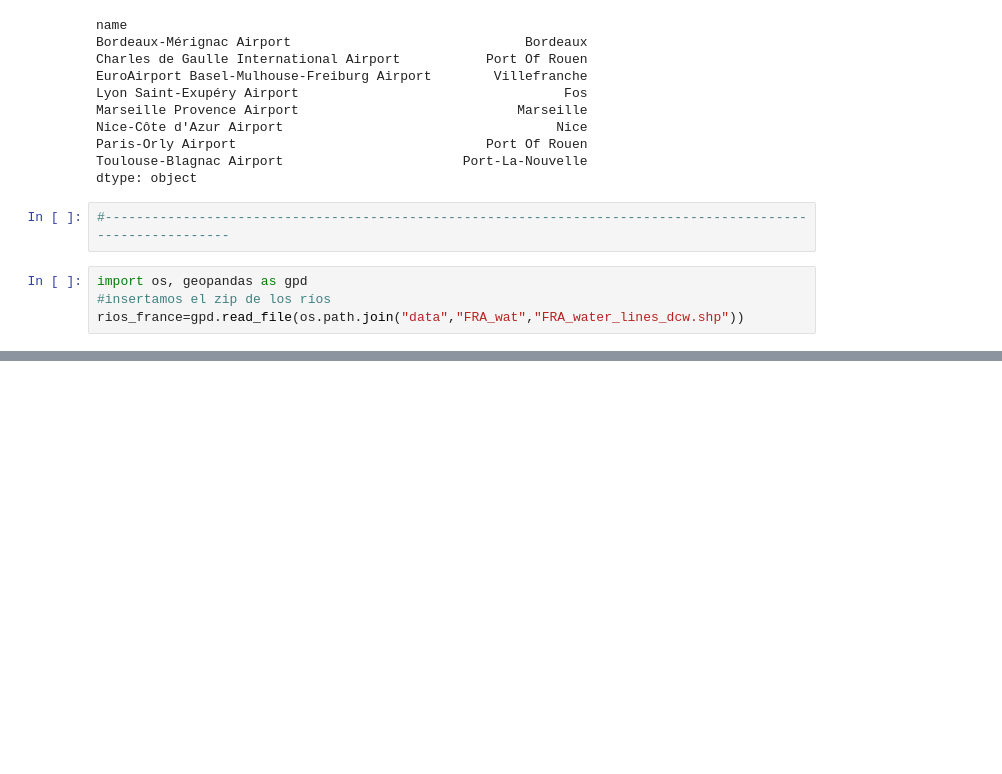
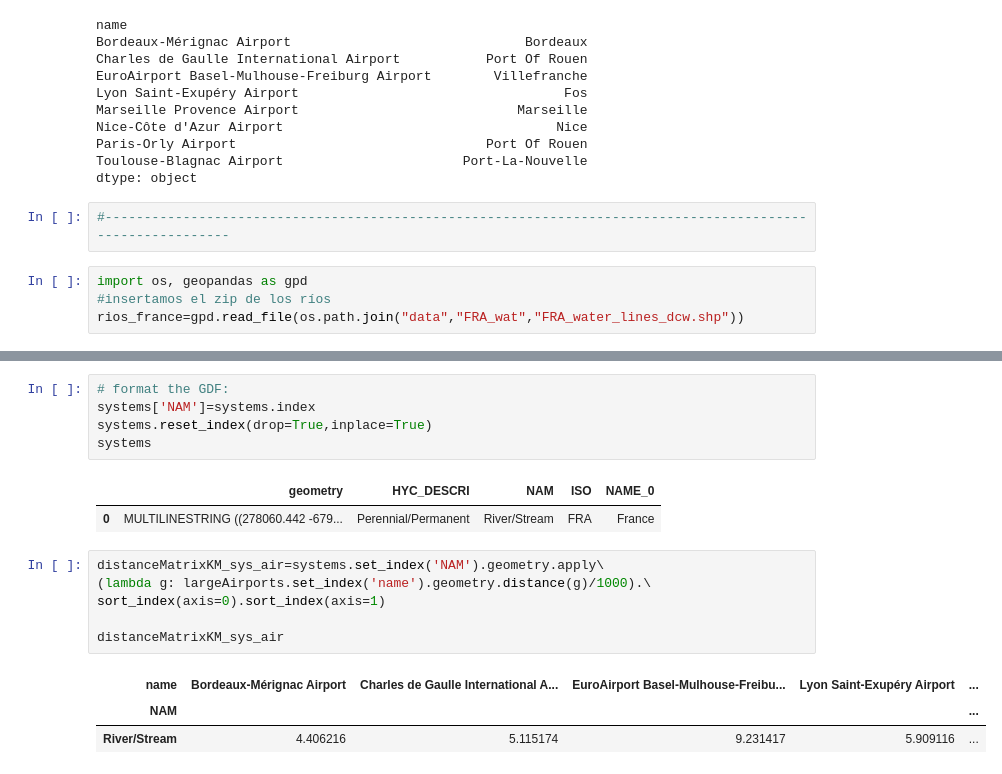
Before and after one commit to GaliaGabrielaG/distancias, a Jupyter notebook: distancias.ipynb, the cells around one changed output, grey strips where cells are left out. Cells and saved outputs as stored; diff of their text form; blank space fills up the shorter version.

```diff
--- a/distancias.ipynb
+++ b/distancias.ipynb
@@ -379,0 +393,18 @@ AttributeError: 'Map' object has no attribute 'explore'
+# %%
+# format the GDF:
+systems['NAM']=systems.index
+systems.reset_index(drop=True,inplace=True)
+systems
+# %% [output]
+|  | geometry | HYC_DESCRI | NAM | ISO | NAME_0 |
+| 0 | MULTILINESTRING ((278060.442 -679... | Perennial/Permanent | River/Stream | FRA | France |
+# %%
+distanceMatrixKM_sys_air=systems.set_index('NAM').geometry.apply\
+(lambda g: largeAirports.set_index('name').geometry.distance(g)/1000).\
+sort_index(axis=0).sort_index(axis=1)
+
+distanceMatrixKM_sys_air
+# %% [output]
+| name | Bordeaux-Mérignac Airport | Charles de Gaulle International A... | EuroAirport Basel-Mulhouse-Freibu... | Lyon Saint-Exupéry Airport | ... |
+| NAM |  |  |  |  | ... |
+| River/Stream | 4.406216 | 5.115174 | 9.231417 | 5.909116 | ... |
```
Also changed, not shown: parts of 30 cells of this notebook.
